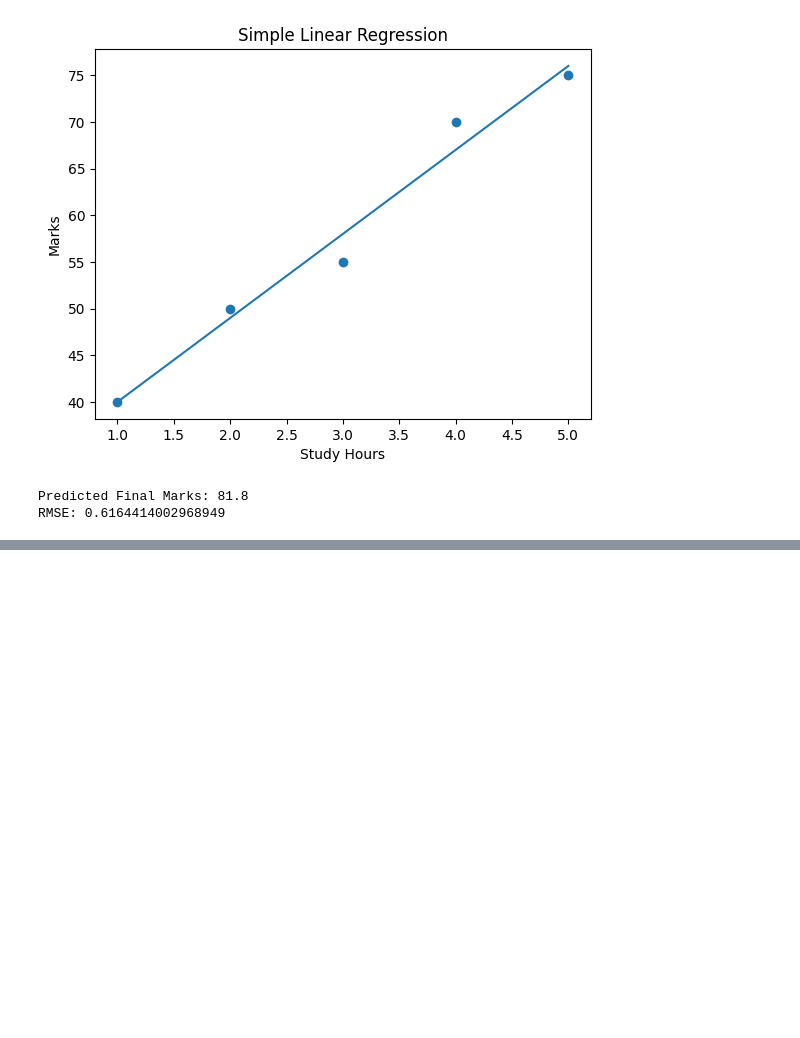
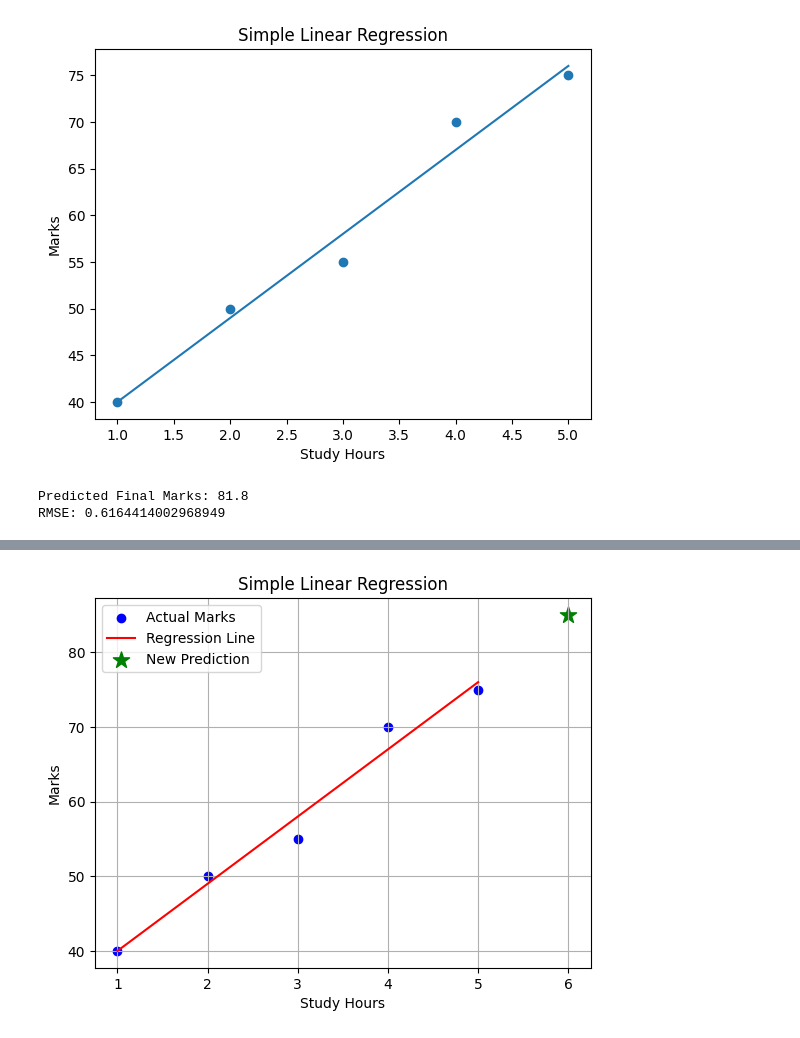
Before and after one commit to Mahadeva77/DAV-Lab---4IK25CS097, a Jupyter notebook: 4ik25cs097_7.ipynb, the cells around one changed output, grey strips where cells are left out. Cells and saved outputs as stored; diff of their text form; code cells hidden in the pictures; blank space fills up the shorter version.

```diff
--- a/4ik25cs097_7.ipynb
+++ b/4ik25cs097_7.ipynb
@@ -100,0 +150,20 @@ RMSE: 0.6164414002968949
+# %%
+import numpy as np
+import matplotlib.pyplot as plt
+from sklearn.linear_model import LinearRegression
+from sklearn.metrics import r2_score, mean_squared_error
+
+# Input data: Study Hours
+X = np.array([1, 2, 3, 4, 5]).reshape(-1, 1)
+
+# Actual output: Marks
+y = np.array([40, 50, 55, 70, 75])
+# %%
+# Create the model
+model = LinearRegression()
+
+# Train the model
+model.fit(X, y)
+
+# Predict marks for the original students
+y_pred = model.predict(X)
@@ -100,0 +191,17 @@ RMSE: 0.6164414002968949
+# %%
+# Plot actual data and regression line
+plt.scatter(X, y, color="blue", label="Actual Marks")
+plt.plot(X, y_pred, color="red", label="Regression Line")
+
+# Show the new predicted point
+plt.scatter(6, prediction[0], color="green",
+            marker="*", s=150, label="New Prediction")
+
+plt.xlabel("Study Hours")
+plt.ylabel("Marks")
+plt.title("Simple Linear Regression")
+plt.legend()
+plt.grid(True)
+plt.show()
+# %% [output]
+[figure, added]
```
Also changed, not shown: parts of 7 cells of this notebook.
